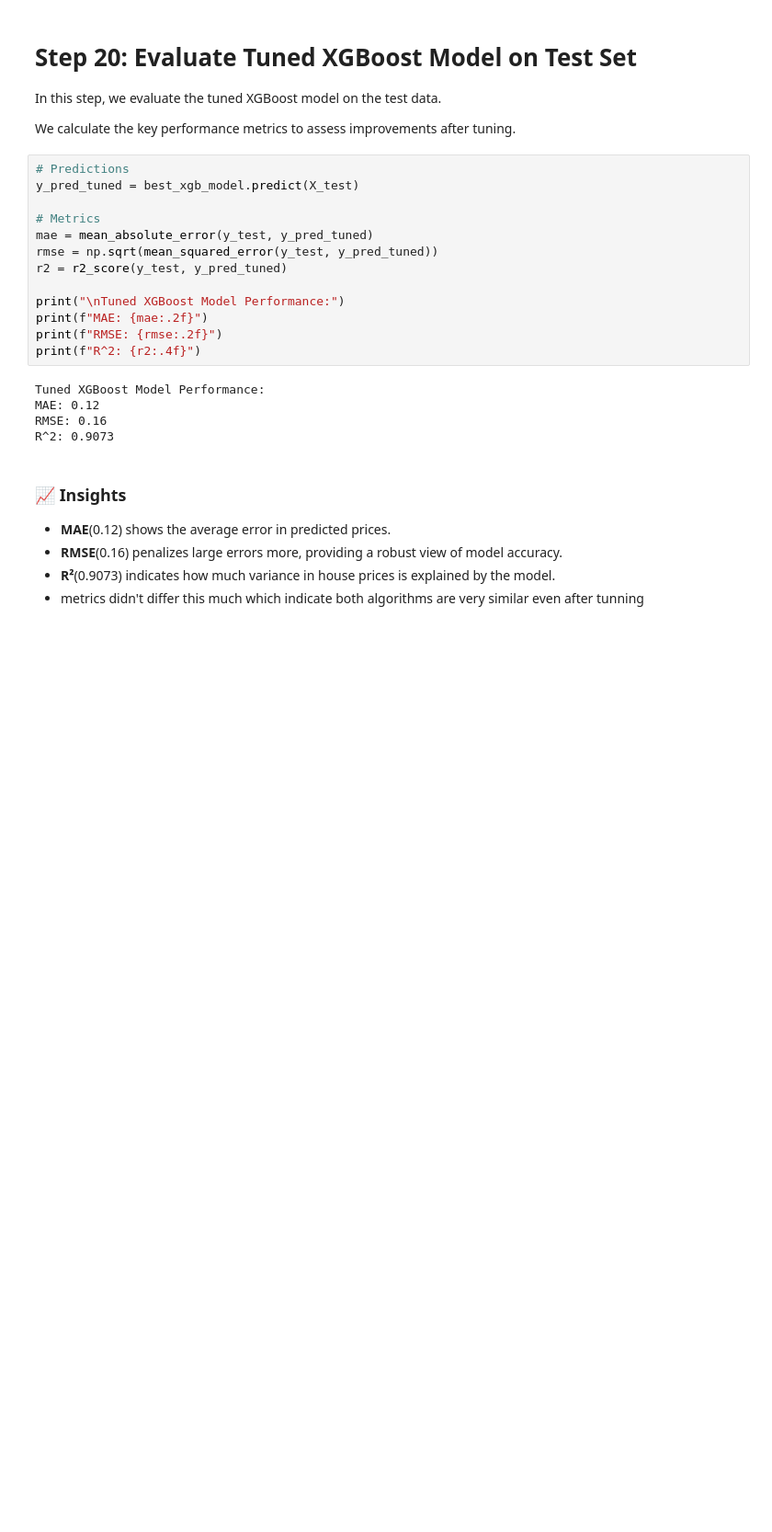
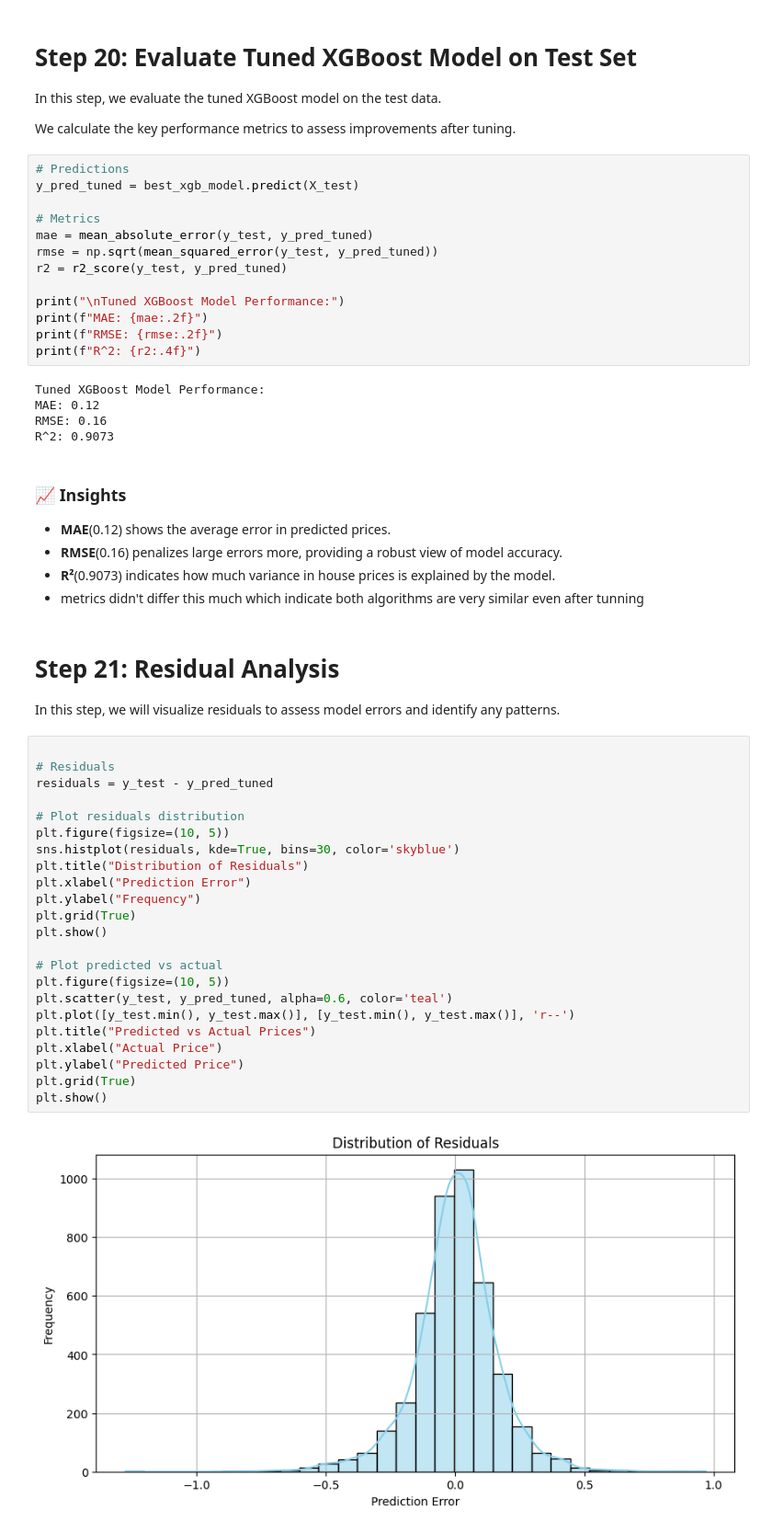
Before and after one commit to Yahia20/real-estate-price-prediction, a Jupyter notebook: notebooks/01-EDA-KingCounty.ipynb, the cells around one changed output. Shown at 92% size. Saved outputs shown, nothing was run; the diff lists cells and outputs as text; blank space fills up the shorter version.

Commit message:
Step 21: Residual Analysis

```diff
--- a/notebooks/01-EDA-KingCounty.ipynb
+++ b/notebooks/01-EDA-KingCounty.ipynb
@@ -834,3 +834,31 @@ R^2: 0.9073
 - **RMSE**(0.16) penalizes large errors more, providing a robust view of model accuracy.
 - **R²**(0.9073) indicates how much variance in house prices is explained by the model.
 - metrics didn't differ this much which indicate both algorithms are very similar even after tunning
+# %% [markdown]
+# Step 21: Residual Analysis
+In this step, we will visualize residuals to assess model errors and identify any patterns.
+# %%
+
+# Residuals
+residuals = y_test - y_pred_tuned
+
+# Plot residuals distribution
+plt.figure(figsize=(10, 5))
+sns.histplot(residuals, kde=True, bins=30, color='skyblue')
+plt.title("Distribution of Residuals")
+plt.xlabel("Prediction Error")
+plt.ylabel("Frequency")
+plt.grid(True)
+plt.show()
+
+# Plot predicted vs actual
+plt.figure(figsize=(10, 5))
+plt.scatter(y_test, y_pred_tuned, alpha=0.6, color='teal')
+plt.plot([y_test.min(), y_test.max()], [y_test.min(), y_test.max()], 'r--')
+plt.title("Predicted vs Actual Prices")
+plt.xlabel("Actual Price")
+plt.ylabel("Predicted Price")
+plt.grid(True)
+plt.show()
+# %% [output]
+[figure, added]
```
Also changed, not shown: parts of 2 cells of this notebook.
